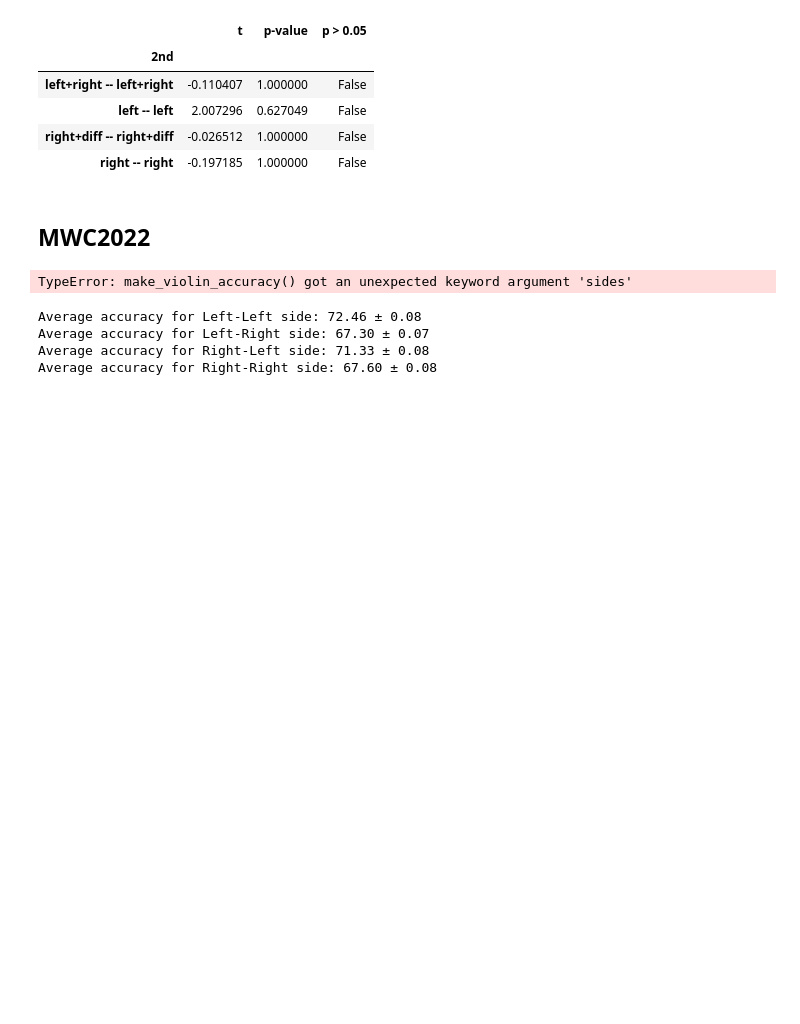
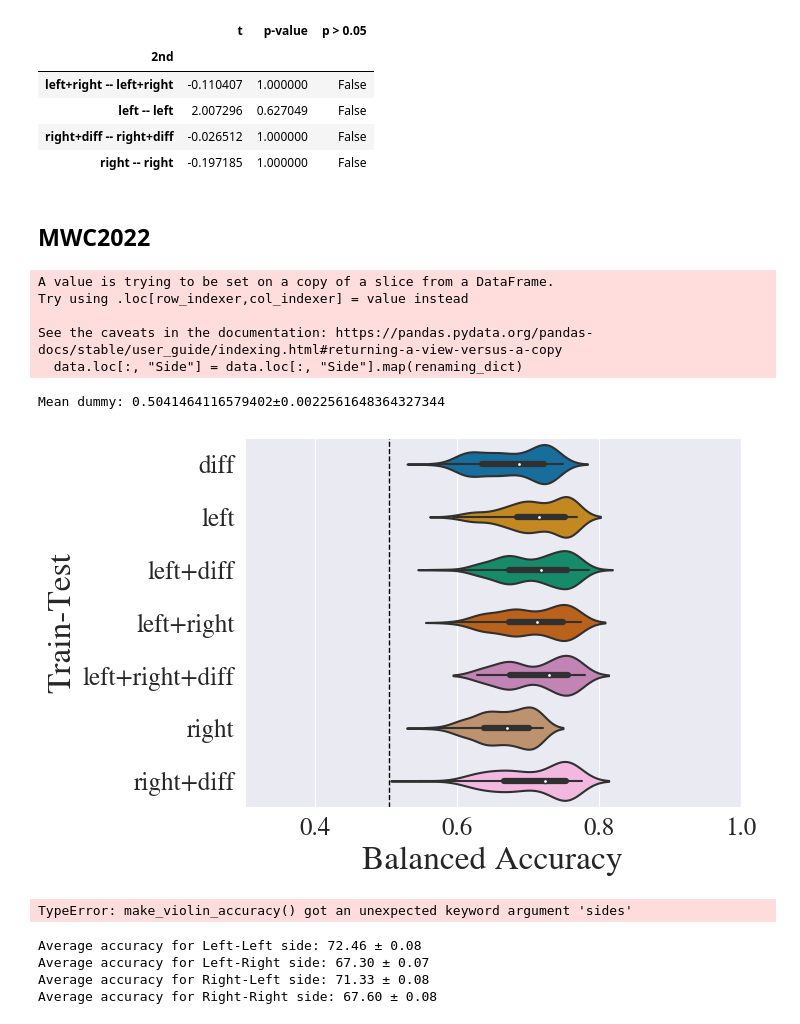
Before and after one commit to LeonardoAlchieri/LateralizationPhysiologicalWearables, a Jupyter notebook: plotting_notebooks/nested_loso_bilateral.ipynb, the cells around one changed output. Cells and saved outputs as stored; diff of their text form; code cells hidden in the pictures; blank space fills up the shorter version.

```diff
--- a/plotting_notebooks/nested_loso_bilateral.ipynb
+++ b/plotting_notebooks/nested_loso_bilateral.ipynb
@@ -653,7 +653,7 @@ n_tot = 4873
 n1 = 5/6 * n_tot
 n2 = 1/6 * n_tot
 # %%
-path_to_save_data_avgs = "../data.nosync/mwc2022/results/loso_nested_all_bilateral.h5"
+path_to_save_data_avgs = "../data.nosync/mwc2022/results/loso_nested_all_bilateral_COMPLETE.h5"
 
 order = [
     "Left-Left",
@@ -665,3 +665,9 @@ order = [
 all_results = load_prepare_data(path_to_save_data_avgs, n_folds=7)
 all_results_no_dummy = remove_dummy(data=all_results)
 all_results_no_dummy = clean_side_names(data=all_results_no_dummy)
+# %% [output]
+A value is trying to be set on a copy of a slice from a DataFrame.
+Try using .loc[row_indexer,col_indexer] = value instead
+
+See the caveats in the documentation: https://pandas.pydata.org/pandas-docs/stable/user_guide/indexing.html#returning-a-view-versus-a-copy
+  data.loc[:, "Side"] = data.loc[:, "Side"].map(renaming_dict)
@@ -670,3 +674,52 @@ dummy_mean = all_results[all_results['Model'] == 'DummyClassifier'].mean()
+# %%
+from scipy.stats import sem
+
+path_to_save_data_avgs = "../data.nosync/mwc2022/results/loso_nested_all_bilateral_COMPLETE.h5"
+
+order = [
+    "Left-Left",
+    "Right-Right",
+    "Left-Right",
+    "Right-Left",
+]
+# Create an empty dictionary to store the loaded DataFrames
+all_results = load_prepare_data(path_to_save_data_avgs, n_folds=32)
+# all_results_no_dummy = remove_dummy(data=all_results)
+all_results_no_dummy = all_results
+
+renaming_dict = {
+    side_name: f"{side_name[1:]} -- {side_name[1:]}" if "(" not in side_name
+    else cleanup_opposite_side_name(side_name)
+    for side_name in all_results_no_dummy['Side'].unique()
+}
+all_results_no_dummy = clean_side_names(data=all_results_no_dummy,
+                                        renaming_dict=renaming_dict)
+
+all_seed_avgs = all_results_no_dummy.groupby(["Train-Test", "Model", 'Random Seed']).mean(numeric_only=True)
+all_seed_avgs = all_seed_avgs.reset_index(drop=False)
+
+
+mean_dummy = all_seed_avgs[all_seed_avgs['Model'] == "DummyClassifier"]['Balanced Accuracy'].mean()
+ses_dummy = sem(all_seed_avgs[all_seed_avgs['Model'] == "DummyClassifier"]['Balanced Accuracy'].values)
+print(f"Mean dummy: {mean_dummy}±{ses_dummy}")
+
+all_seed_avgs = all_seed_avgs[all_seed_avgs['Model'] != "DummyClassifier"]
+
+all_seed_avgs_onlysameside = all_seed_avgs[all_seed_avgs['Train-Test'].apply(lambda x: x.split(" -- ")[0] == x.split(" -- ")[1])]
+all_seed_avgs_onlysameside['Train-Test'] = all_seed_avgs_onlysameside['Train-Test'].apply(lambda x: x.split(" -- ")[0])
+
+make_violin_accuracy(
+    data=all_seed_avgs_onlysameside,
+    path_to_save_fig="../final_visualizations/violin_loso_bilateral_accuracy_mwc2022.pdf",
+    xlim=(0.3,1),
+    small_fontsize=18,
+    medium_fontsize=24,
+    large_fontsize=25,
+    dummy_val=mean_dummy,
+)
+# %% [output]
+Mean dummy: 0.5041464116579402±0.0022561648364327344
+[figure, added]
 # %%
 make_violin_accuracy(
     data=all_results_no_dummy,
```
Also changed, not shown: parts of 5 cells of this notebook, 6 other files.
